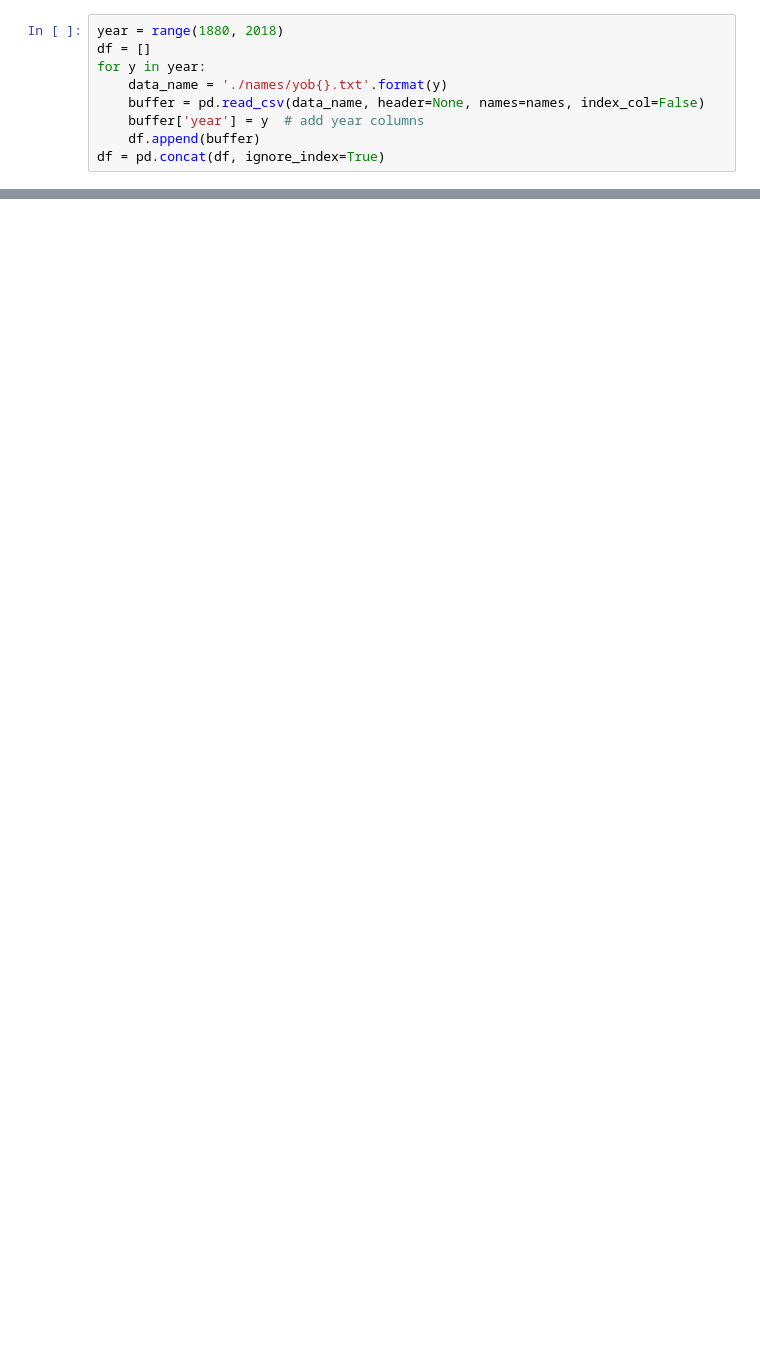
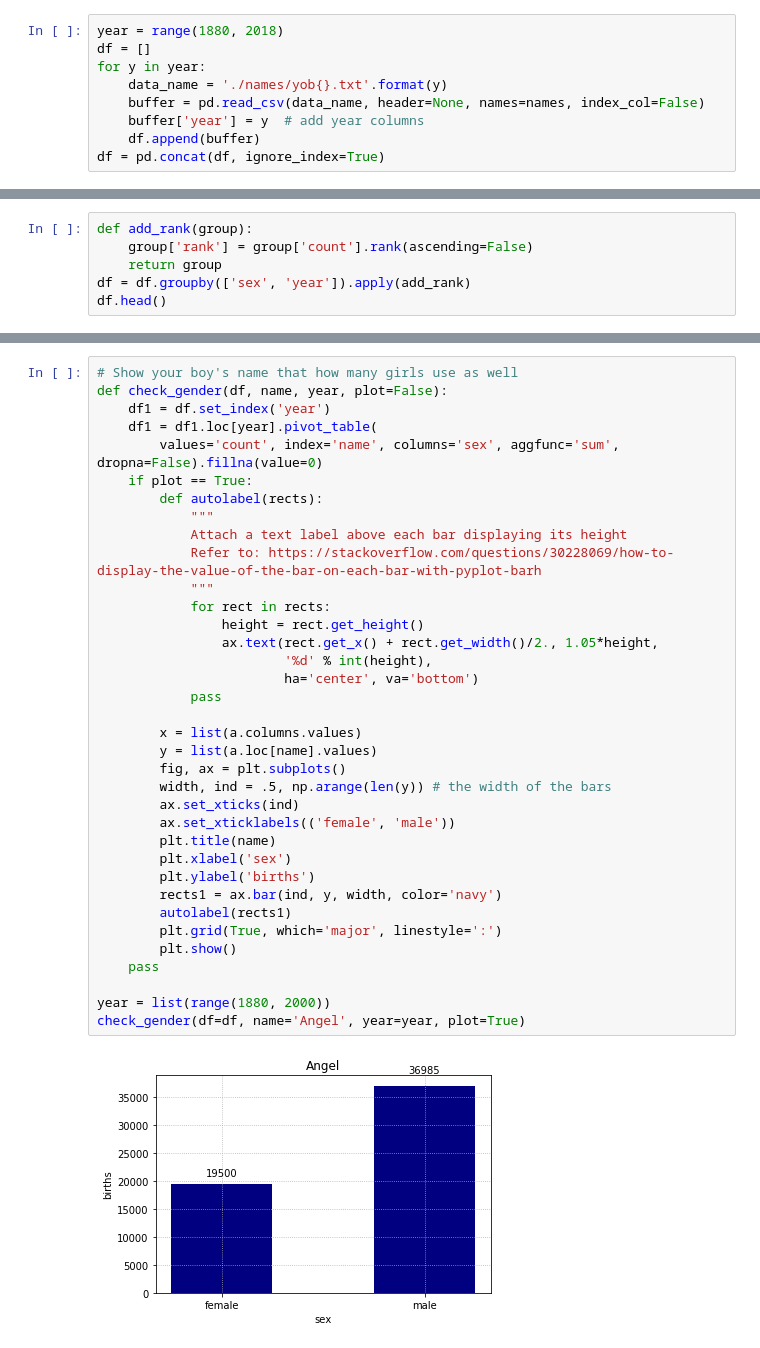
Before and after one commit to hsiaocy/USA-Baby-Names, a Jupyter notebook: USA-Baby-Names.ipynb, the cells around one changed output, grey strips where cells are left out. Saved outputs shown, nothing was run; the diff lists cells and outputs as text; blank space fills up the shorter version.

```diff
--- a/USA-Baby-Names.ipynb
+++ b/USA-Baby-Names.ipynb
@@ -101,0 +79,6 @@ array([<matplotlib.axes._subplots.AxesSubplot object at 0x...>],
+# %%
+def add_rank(group):
+    group['rank'] = group['count'].rank(ascending=False)
+    return group
+df = df.groupby(['sex', 'year']).apply(add_rank)
+df.head()
@@ -101,0 +131,38 @@ array([<matplotlib.axes._subplots.AxesSubplot object at 0x...>],
+# %%
+# Show your boy's name that how many girls use as well
+def check_gender(df, name, year, plot=False):
+    df1 = df.set_index('year')
+    df1 = df1.loc[year].pivot_table(
+        values='count', index='name', columns='sex', aggfunc='sum', dropna=False).fillna(value=0)
+    if plot == True:
+        def autolabel(rects):
+            """
+            Attach a text label above each bar displaying its height
+            Refer to: https://stackoverflow.com/questions/30228069/how-to-display-the-value-of-the-bar-on-each-bar-with-pyplot-barh
+            """
+            for rect in rects:
+                height = rect.get_height()
+                ax.text(rect.get_x() + rect.get_width()/2., 1.05*height,
+                        '%d' % int(height),
+                        ha='center', va='bottom')
+            pass
+
+        x = list(a.columns.values)
+        y = list(a.loc[name].values)
+        fig, ax = plt.subplots()
+        width, ind = .5, np.arange(len(y)) # the width of the bars
+        ax.set_xticks(ind)
+        ax.set_xticklabels(('female', 'male'))
+        plt.title(name)
+        plt.xlabel('sex')
+        plt.ylabel('births')
+        rects1 = ax.bar(ind, y, width, color='navy')
+        autolabel(rects1)
+        plt.grid(True, which='major', linestyle=':')
+        plt.show()
+    pass
+
+year = list(range(1880, 2000))
+check_gender(df=df, name='Angel', year=year, plot=True)
+# %% [output]
+[figure, added]
```
Also changed, not shown: parts of 17 cells of this notebook.
